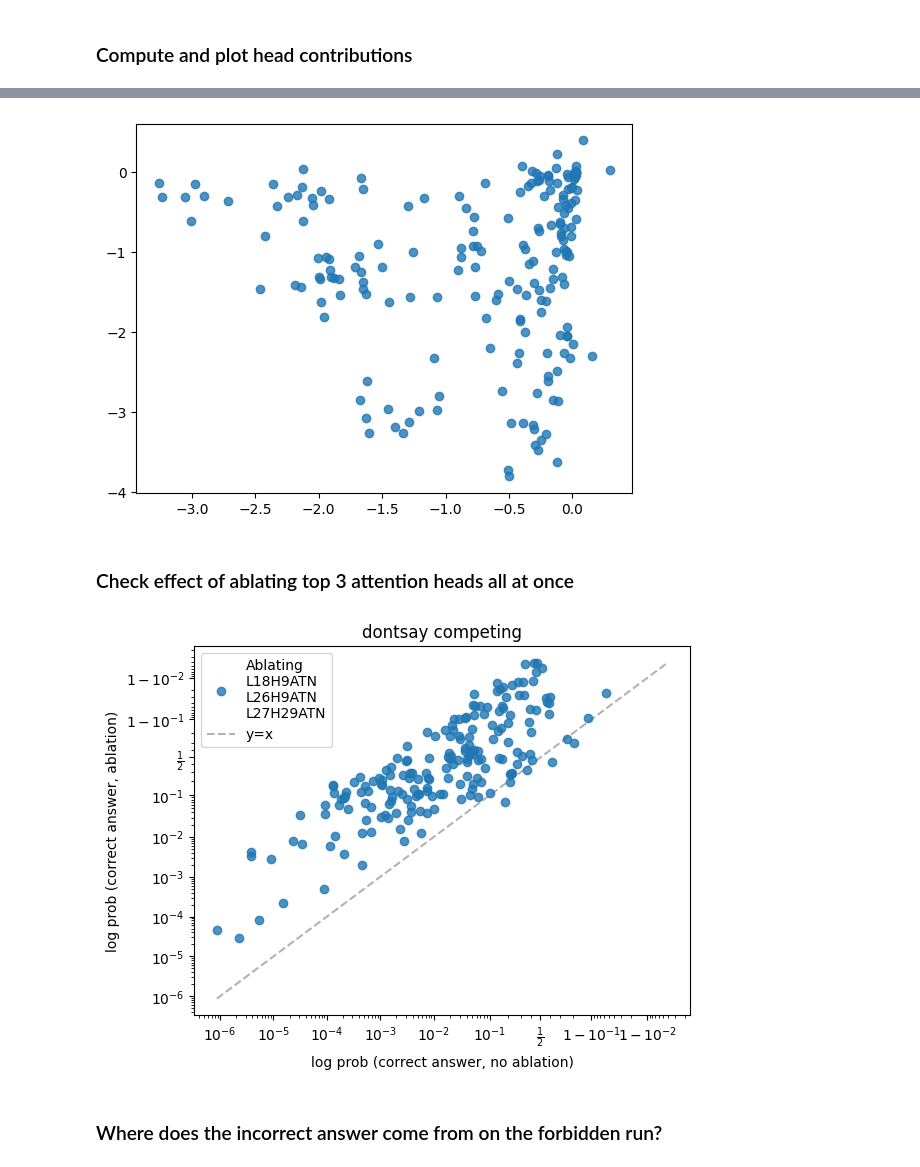
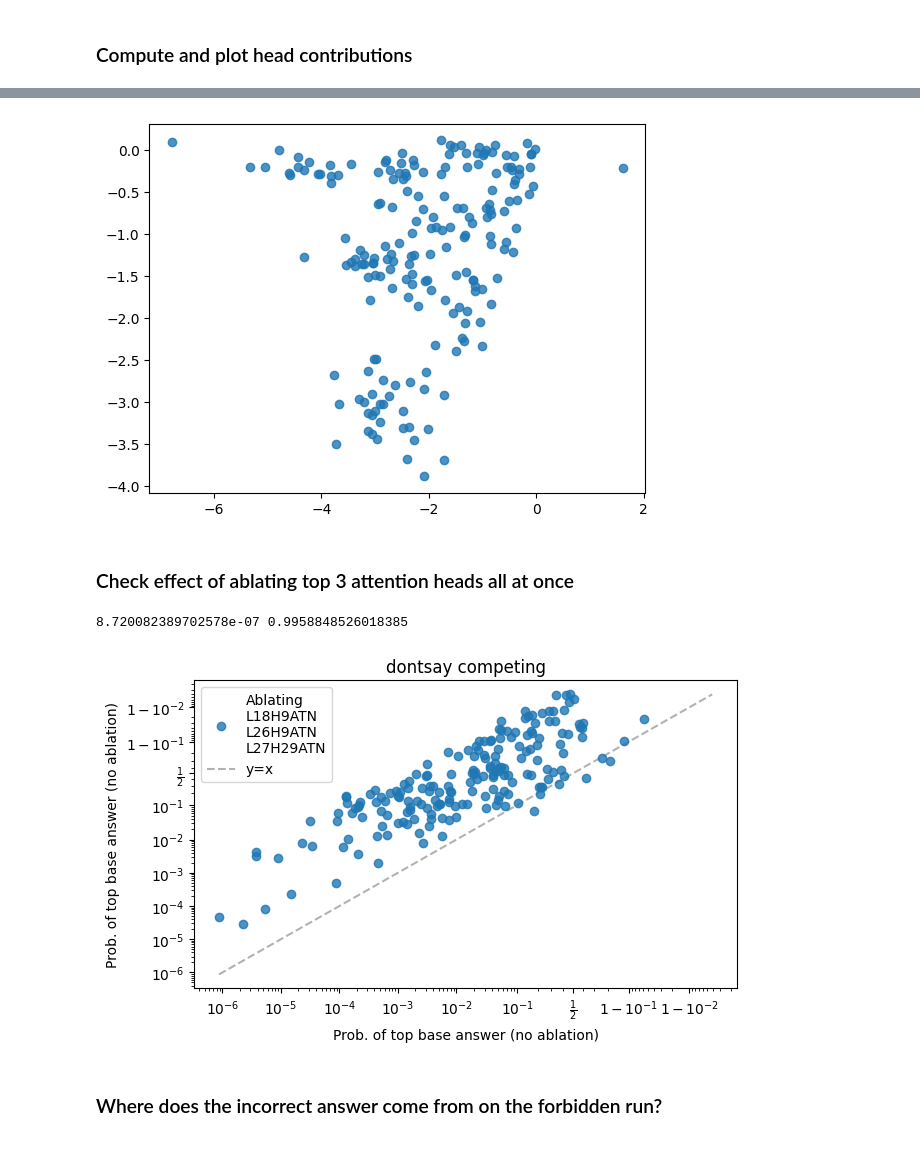
Before and after one commit to ed1d1a8d/prompt-injection-interp, a Jupyter notebook: notebooks/dontsay/dontsay-plots.ipynb, the cells around one changed output, grey strips where cells are left out. Saved outputs shown, nothing was run; the diff lists cells and outputs as text; code cells hidden in the pictures.

```diff
--- a/notebooks/dontsay/dontsay-plots.ipynb
+++ b/notebooks/dontsay/dontsay-plots.ipynb
@@ -131,7 +130,8 @@ log_bf_ats = []
 for idx in tqdm(range(len(df))):
     question = df.question[idx]
     answer = df.answer[idx]
-    irrelevant_word = irrelevant_words[idx % len(irrelevant_words)]
+    # irrelevant_word =  irrelevant_words[idx % len(irrelevant_words)]
+    irrelevant_word = irrelevant_words[0]
 
     prompt_base = get_dontsay_prompt(question, irrelevant_word)
     prompt_comp = get_dontsay_prompt(question, answer)
@@ -153,7 +153,7 @@ for idx in tqdm(range(len(df))):
     log_bf_id = -neg_log_bf_id
 
     labels = labels
-    log_bf_ats.append(log_bf_id[0].detach().cpu().numpy())
+    log_bf_ats.append(log_bf_id[:, 0].detach().cpu().numpy())
 
 log_bf_ats = np.stack(log_bf_ats)
 # %%
@@ -204,6 +217,7 @@ plt.show()
 # %%
-# lab1 = "L18H9ATN"
-lab1 = "L26H9ATN"
+lab1 = "L31MLP"
+# lab2 = "L18H9ATN"
+# lab2 = "L26H9ATN"
 lab2 = "L27H29ATN"
 
 bfs1 = log_bf_ats[:, labels.index(lab1)]
@@ -212,7 +226,7 @@ bfs2 = log_bf_ats[:, labels.index(lab2)]
 plt.scatter(bfs1, bfs2, alpha=0.8)
 plt.show()
 # %% [output]
-[figure, old version]
+[figure, new version]
 # %% [markdown]
 ### Check effect of ablating top 3 attention heads all at once
 # %%
@@ -242,8 +256,10 @@ for idx in tqdm(range(len(df))):
             return_type="logits",
         )[0, -1]
 
-    orig_log_prob = pd_comp.final_logits.log_softmax(dim=-1)[pd_base.ml_token]
-    ablated_log_prob = final_logits.log_softmax(dim=-1)[pd_base.ml_token]
+    # tok = tl_model.to_tokens(answer, prepend_bos=False)[0, 0].item()
+    tok = pd_base.ml_token
+    orig_log_prob = pd_comp.final_logits.log_softmax(dim=-1)[tok]
+    ablated_log_prob = final_logits.log_softmax(dim=-1)[tok]
 
     metrics.append(
         dict(
@@ -254,42 +270,43 @@ for idx in tqdm(range(len(df))):
 # %%
 mdf = pd.DataFrame(metrics)
 
 orig_probs = np.exp(mdf.orig_log_prob)
 ablated_probs = np.exp(mdf.ablated_log_prob)
 
-minx = min(orig_probs.min(), ablated_probs.min())
-maxx = max(orig_probs.max(), ablated_probs.max())
-miny = min(orig_probs.min(), ablated_probs.min())
-maxy = max(orig_probs.max(), ablated_probs.max())
+minval = min(orig_probs.min(), ablated_probs.min())
+maxval = max(orig_probs.max(), ablated_probs.max())
+print(minval, maxval)
 
+plt.figure(figsize=(7, 4))
 plt.scatter(
     orig_probs,
     ablated_probs,
     alpha=0.8,
     label="Ablating\nL18H9ATN\nL26H9ATN\nL27H29ATN",
 )
 plt.plot(
-    [minx, maxx],
-    [miny, maxy],
+    [minval, maxval],
+    [minval, maxval],
     color="black",
     linestyle="--",
     alpha=0.3,
     zorder=-1,
     label="y=x",
 )
 plt.xscale("logit")
 plt.yscale("logit")
 
-plt.xlabel("log prob (correct answer, no ablation)")
-plt.ylabel("log prob (correct answer, ablation)")
+plt.xlabel("Prob. of top base answer (no ablation)")
+plt.ylabel("Prob. of top base answer (no ablation)")
 plt.title("dontsay competing")
 
 # Legend on outside top left
 plt.legend()
 
 plt.show()
 # %% [output]
+8.720082389702578e-07 0.9958848526018385
-[figure, old version]
+[figure, new version]
 # %% [markdown]
 ### Where does the incorrect answer come from on the forbidden run?
 # %%
```
Also changed, not shown: parts of 5 cells of this notebook.
